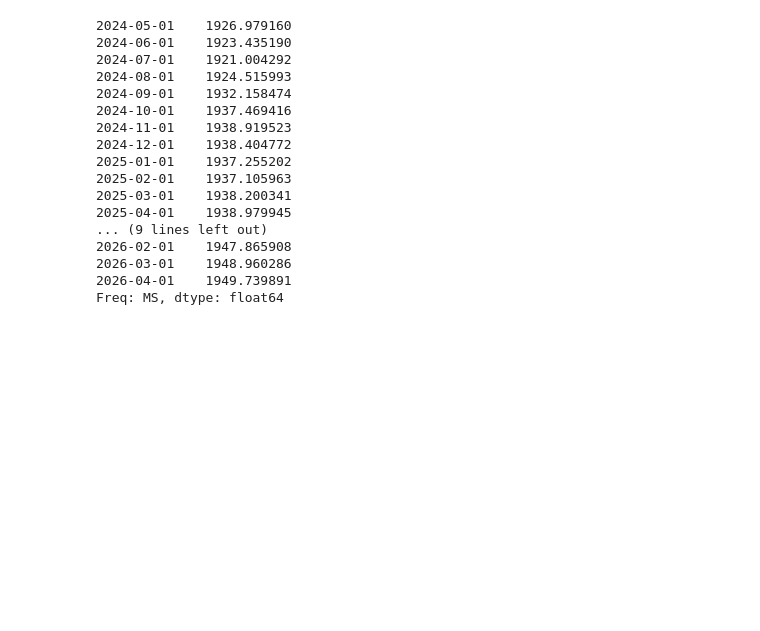
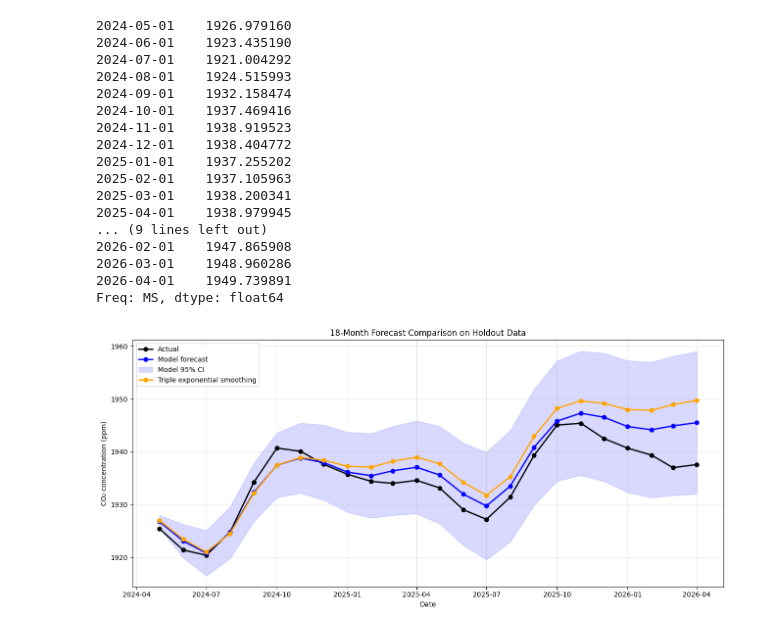
Before and after one commit to the-paulbear/noaa-greenhouse-gas-forecasting, a Jupyter notebook: CH4.ipynb, the cells around one changed output. Saved outputs shown, nothing was run; the diff lists cells and outputs as text; code cells hidden in the pictures; blank space fills up the shorter version.

Commit message:
Comparing the SARIMA model and triple expo smoothing 24 months forecast with the actual obsevations from the holdout data

```diff
--- a/CH4.ipynb
+++ b/CH4.ipynb
@@ -454,3 +454,73 @@ print(forecast_triple)
 2026-03-01    1948.960286
 2026-04-01    1949.739891
 Freq: MS, dtype: float64
+# %%
+import matplotlib.pyplot as plt
+
+# Actual observations in the 18-month holdout
+actual = holdout["average"]
+
+# Triple exponential smoothing forecast
+forecast_triple = model_triple_fit.forecast(24)
+forecast_triple.index = holdout.index
+
+# Your other model's forecast
+# Make sure its index also corresponds to the holdout period
+mean_forecast.index = holdout.index
+conf_int.index = holdout.index
+
+
+# -----------------------------
+# Plot
+# -----------------------------
+plt.figure(figsize=(13, 6))
+
+# Actual observed values
+plt.plot(
+    actual.index,
+    actual,
+    color="black",
+    marker="o",
+    linewidth=2,
+    label="Actual"
+)
+
+# Model 1 forecast
+plt.plot(
+    mean_forecast.index,
+    mean_forecast,
+    color="blue",
+    marker="o",
+    linewidth=2,
+    label="Model forecast"
+)
+
+# Model 1 95% CI
+plt.fill_between(
+    mean_forecast.index,
+    conf_int.iloc[:, 0],
+    conf_int.iloc[:, 1],
+    color="blue",
+    alpha=0.15,
+    label="Model 95% CI"
+)
+
+# Triple exponential smoothing forecast
+plt.plot(
+    forecast_triple.index,
+    forecast_triple,
+    color="orange",
+    marker="o",
+    linewidth=2,
+    label="Triple exponential smoothing"
+)
+
+plt.xlabel("Date")
+plt.ylabel("CO₂ concentration (ppm)")
+plt.title("18-Month Forecast Comparison on Holdout Data")
+plt.legend()
+plt.grid(alpha=0.3)
+plt.tight_layout()
+plt.show()
+# %% [output]
+[figure, added]
```
